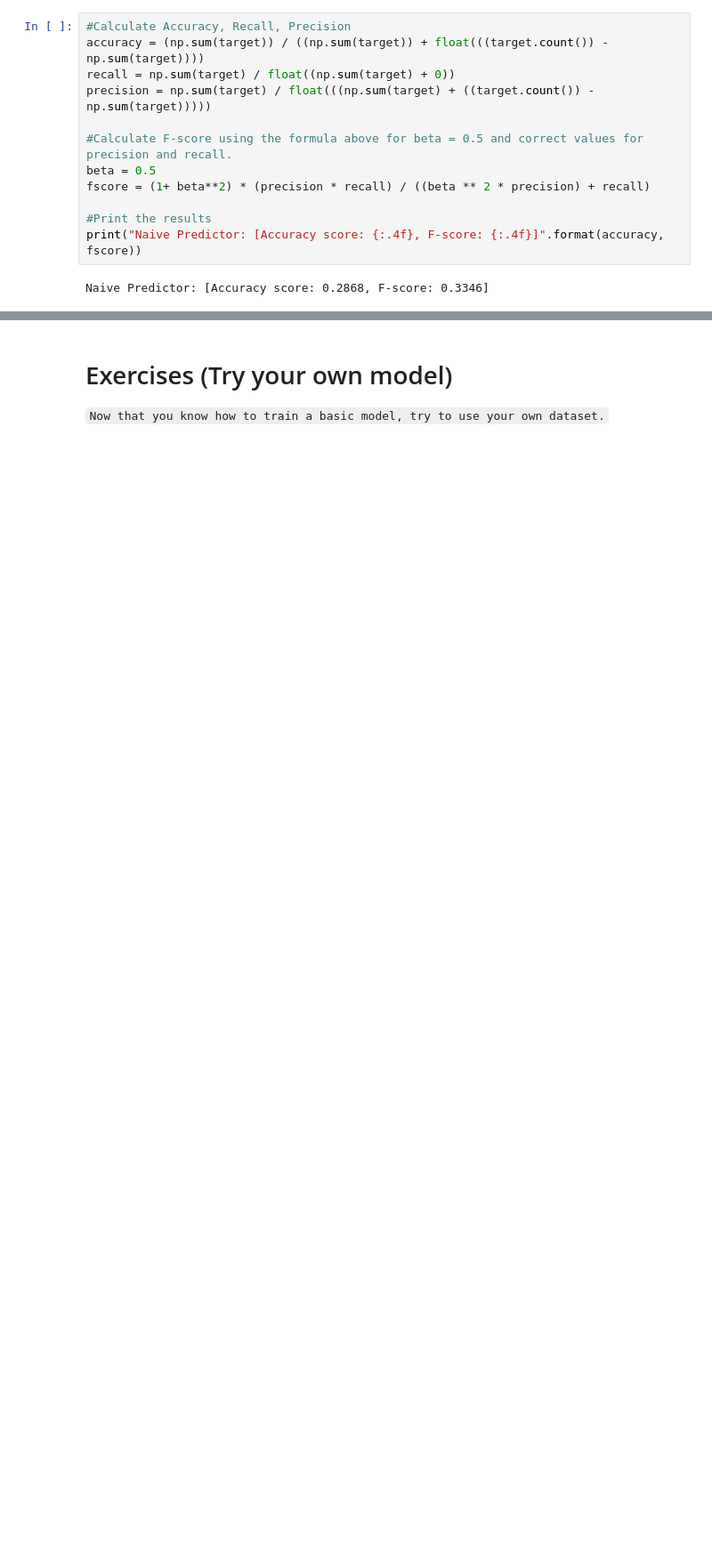
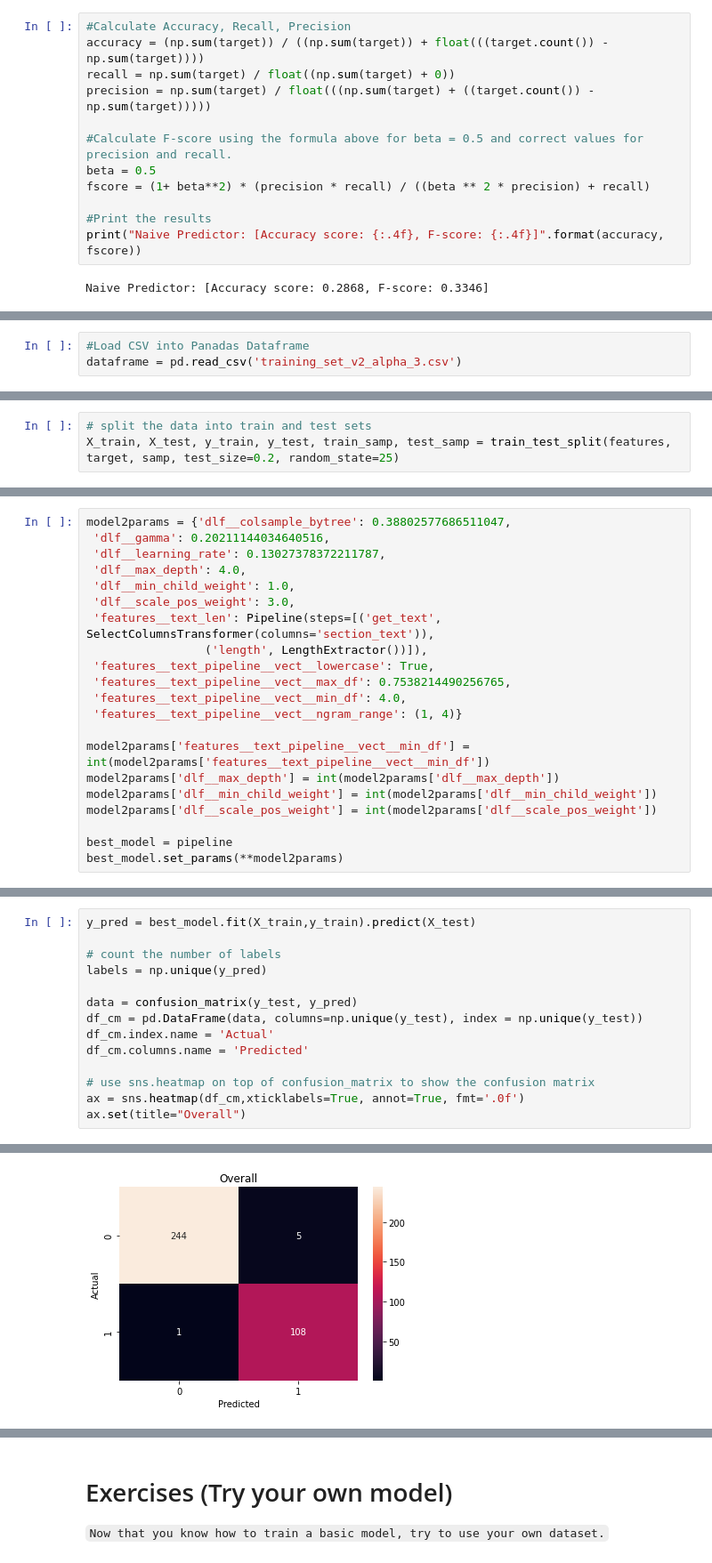
Before and after one commit to Grantglass/constellate-python-workshop-template, a Jupyter notebook: day1_intro_to_ml.ipynb, the cells around one changed output, grey strips where cells are left out. Shown at 89% size. Cells and saved outputs as stored; diff of their text form; blank space fills up the shorter version.

Commit message:
updating day 1 and adding data
day 1 updates

```diff
--- a/day1_intro_to_ml.ipynb
+++ b/day1_intro_to_ml.ipynb
@@ -642,0 +672,3 @@ Naive Predictor: [Accuracy score: 0.2868, F-score: 0.3346]
+# %%
+#Load CSV into Panadas Dataframe
+dataframe = pd.read_csv('training_set_v2_alpha_3.csv')
@@ -642,0 +705,3 @@ Naive Predictor: [Accuracy score: 0.2868, F-score: 0.3346]
+# %%
+# split the data into train and test sets
+X_train, X_test, y_train, y_test, train_samp, test_samp = train_test_split(features, target, samp, test_size=0.2, random_state=25)
@@ -642,0 +898,21 @@ Naive Predictor: [Accuracy score: 0.2868, F-score: 0.3346]
+# %%
+model2params = {'dlf__colsample_bytree': 0.38802577686511047,
+ 'dlf__gamma': 0.20211144034640516,
+ 'dlf__learning_rate': 0.13027378372211787,
+ 'dlf__max_depth': 4.0,
+ 'dlf__min_child_weight': 1.0,
+ 'dlf__scale_pos_weight': 3.0,
+ 'features__text_len': Pipeline(steps=[('get_text', SelectColumnsTransformer(columns='section_text')),
+                 ('length', LengthExtractor())]),
+ 'features__text_pipeline__vect__lowercase': True,
+ 'features__text_pipeline__vect__max_df': 0.7538214490256765,
+ 'features__text_pipeline__vect__min_df': 4.0,
+ 'features__text_pipeline__vect__ngram_range': (1, 4)}
+
+model2params['features__text_pipeline__vect__min_df'] = int(model2params['features__text_pipeline__vect__min_df'])
+model2params['dlf__max_depth'] = int(model2params['dlf__max_depth'])
+model2params['dlf__min_child_weight'] = int(model2params['dlf__min_child_weight'])
+model2params['dlf__scale_pos_weight'] = int(model2params['dlf__scale_pos_weight'])
+
+best_model = pipeline
+best_model.set_params(**model2params)
@@ -642,0 +937,15 @@ Naive Predictor: [Accuracy score: 0.2868, F-score: 0.3346]
+# %%
+y_pred = best_model.fit(X_train,y_train).predict(X_test)
+
+# count the number of labels
+labels = np.unique(y_pred)
+
+data = confusion_matrix(y_test, y_pred)
+df_cm = pd.DataFrame(data, columns=np.unique(y_test), index = np.unique(y_test))
+df_cm.index.name = 'Actual'
+df_cm.columns.name = 'Predicted'
+
+# use sns.heatmap on top of confusion_matrix to show the confusion matrix
+ax = sns.heatmap(df_cm,xticklabels=True, annot=True, fmt='.0f')
+ax.set(title="Overall")
+# %% [output]
@@ -642,0 +953 @@ Naive Predictor: [Accuracy score: 0.2868, F-score: 0.3346]
+[figure, added]
```
Also changed, not shown: parts of 35 cells of this notebook, 1 other file.
